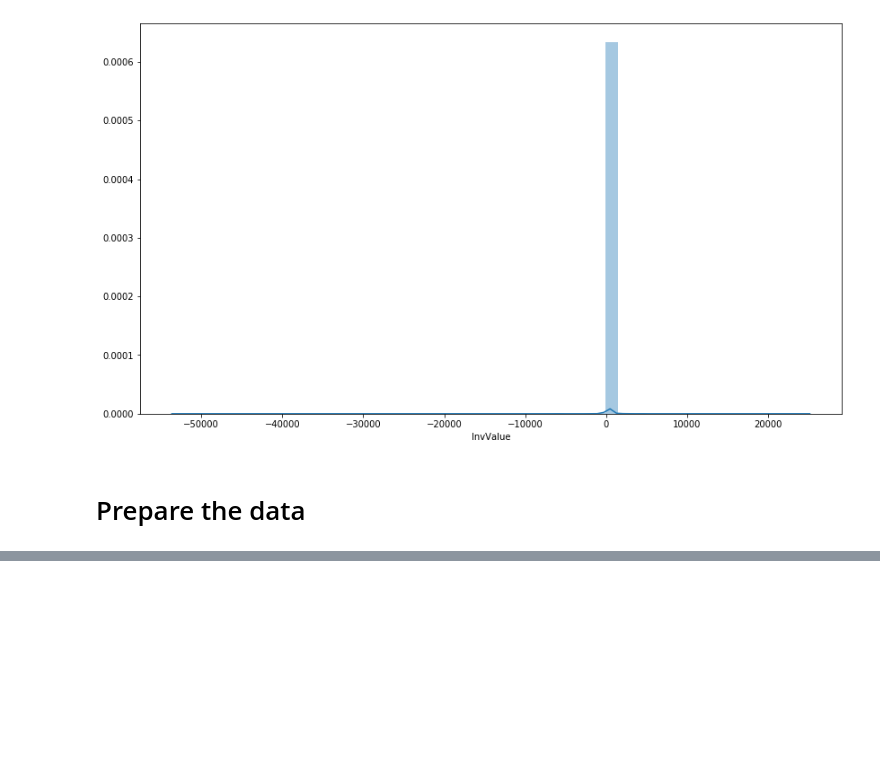
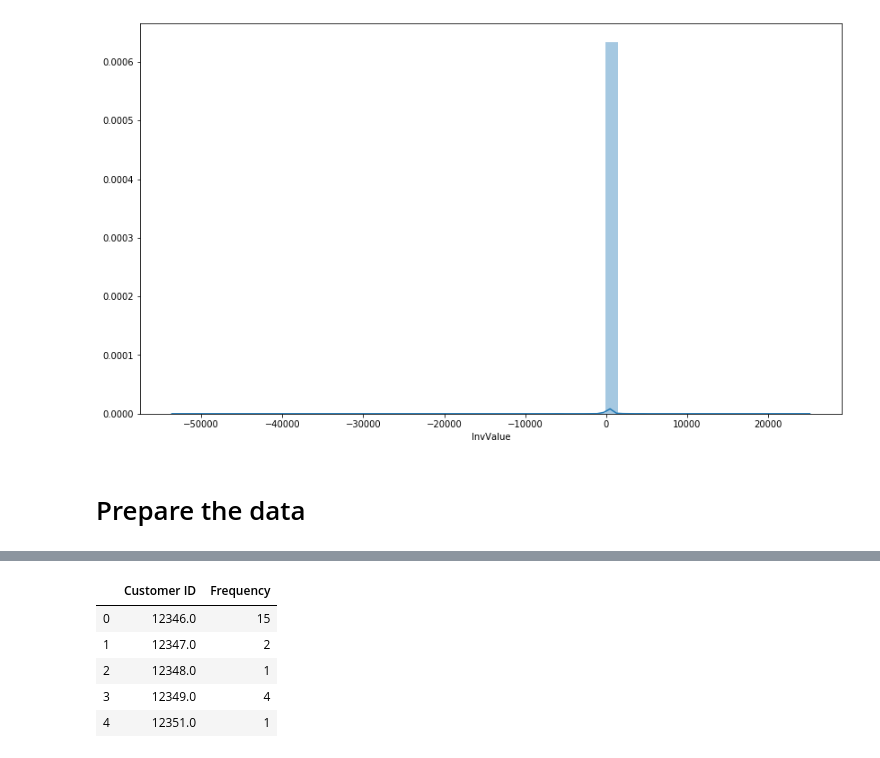
Before and after one commit to shambekela/Online-retail-ML, a Jupyter notebook: Online-Retail-Transactions.ipynb, the cells around one changed output, grey strips where cells are left out. Saved outputs shown, nothing was run; the diff lists cells and outputs as text; code cells hidden in the pictures; blank space fills up the shorter version.

```diff
--- a/Online-Retail-Transactions.ipynb
+++ b/Online-Retail-Transactions.ipynb
@@ -286,0 +347,9 @@ sns.distplot(retail['InvValue'])
+# %%
+freq_agg.head()
+# %% [output]
+|  | Customer ID | Frequency |
+| 0 | 12346.0 | 15 |
+| 1 | 12347.0 | 2 |
+| 2 | 12348.0 | 1 |
+| 3 | 12349.0 | 4 |
+| 4 | 12351.0 | 1 |
```
Also changed, not shown: parts of 17 cells of this notebook.
